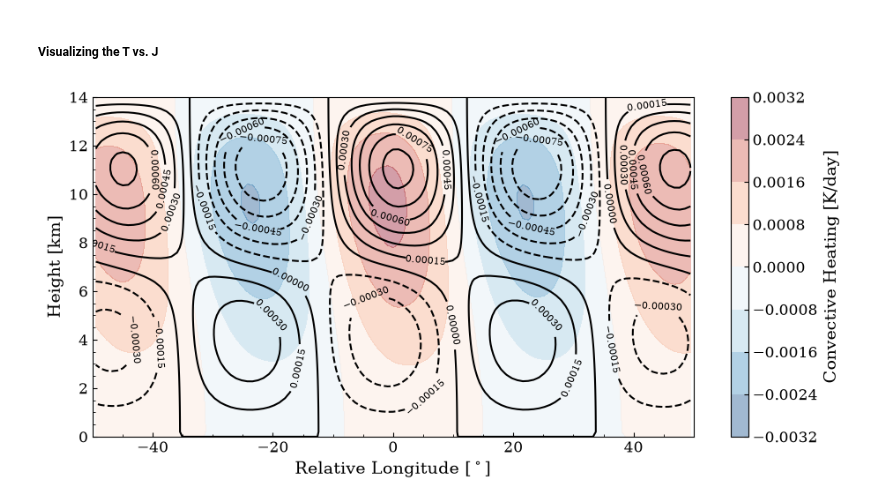
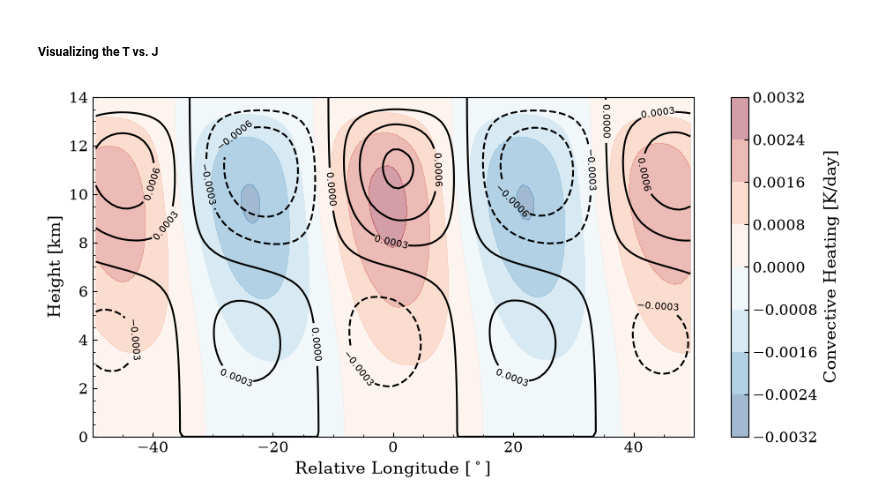
Before and after one commit to JosephKan828/KW_CRI_manuscript, a Jupyter notebook: Code/model/Composite.ipynb, the cells around one changed output. Saved outputs shown, nothing was run; the diff lists cells and outputs as text; code cells hidden in the pictures.

```diff
--- a/Code/model/Composite.ipynb
+++ b/Code/model/Composite.ipynb
@@ -50,3 +52,9 @@ del norad_variables
+# %%
+Γ_d: float = 9.81 / 1004.5
+Γ: float = 0.0065
+T_bar = 300 - Γ * coords["z"]
+
+norad_field["source"] = norad_field["J"] * norad_field["T"] / T_bar[:, None, None, None] * (Γ_d) / (Γ_d - Γ)
 # %% [markdown]
 #### Centering profiles for different variables
 # %%
@@ -238,3 +275,5 @@ del cldrad_variables
+# %%
+cldrad_field["source"] = cldrad_field["J"] * cldrad_field["T"] / T_bar[:, None, None, None] * (Γ_d) / (Γ_d - Γ)
 # %% [markdown]
 #### Centering profiles for different variables
 # %%
@@ -307,26 +346,26 @@ plt.close(fig)
 # %%
 
 fig, ax = plt.subplots(1, 1, figsize=(11, 5))
 
 J_ctf = ax.contourf(
     cldrad_x_rel[cldrad_visible], cldrad_height_km, cldrad_composite["J"][:, cldrad_visible],
     cmap="RdBu_r", norm=TwoSlopeNorm(0.0), alpha=0.4,
 )
 # Keep automatically spaced contour levels, excluding zero.
 w_ct = ax.contour(
     cldrad_x_rel[cldrad_visible], cldrad_height_km, cldrad_composite["T"][:, cldrad_visible],
-    levels=16,
+    levels=6,
     colors="k"
 )
 ax.minorticks_on()
 ax.tick_params(direction="in")
 ax.set_xlim(-50, 50)
 ax.set_xlabel(r"Relative Longitude [$^\circ$]")
 ax.set_ylabel("Height [km]")
 plt.clabel(w_ct, inline=True, fontsize=8)
 plt.colorbar(J_ctf, ax=ax, label="Convective Heating [K/day]")
 plt.savefig(CLDRAD_DIR / "TJ_composite.png", dpi=300, bbox_inches="tight")
 plt.show()
 plt.close(fig)
 # %% [output]
-[figure, old version]
+[figure, new version]
```
Also changed, not shown: parts of 9 cells of this notebook, 5 other files.
